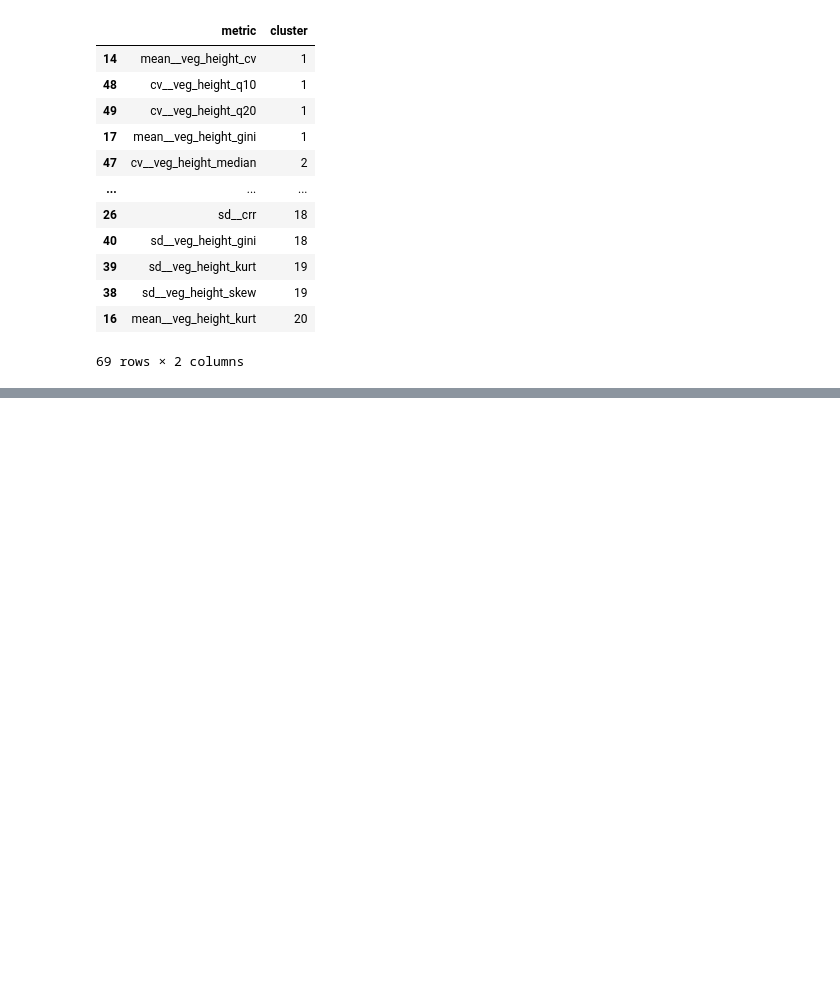
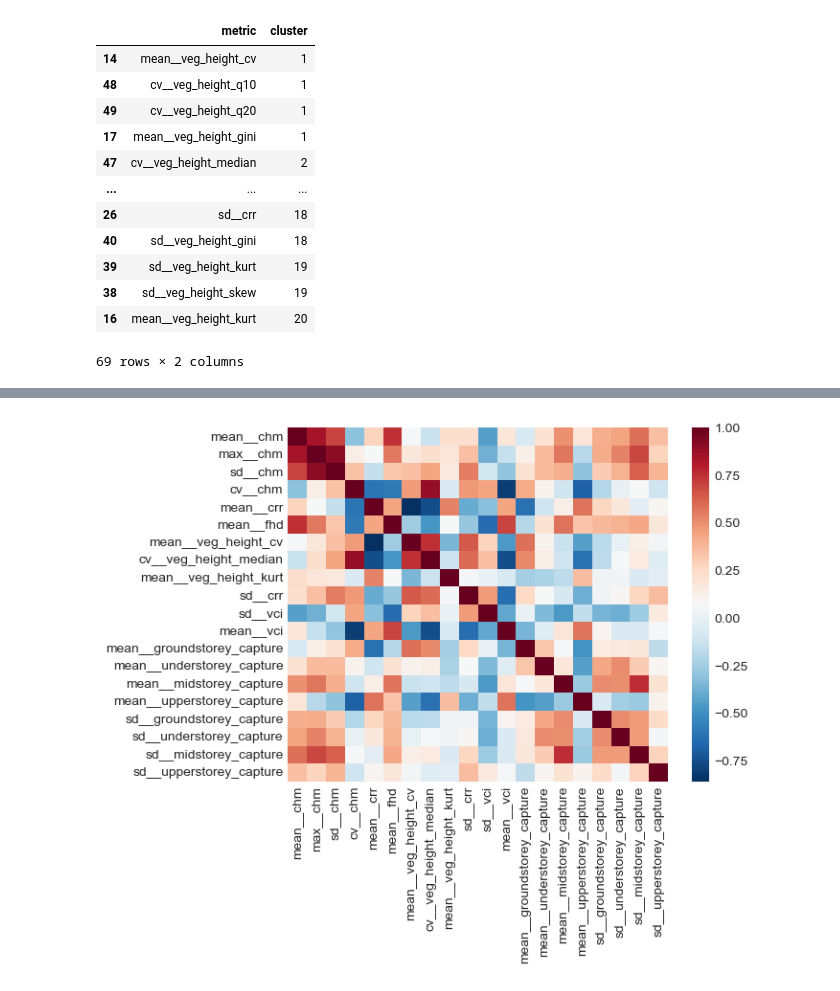
Before and after one commit to jameswesc/masters-thesis, a Jupyter notebook: notebooks/12_corr_analysis.ipynb, the cells around one changed output, grey strips where cells are left out. Cells and saved outputs as stored; diff of their text form; code cells hidden in the pictures; blank space fills up the shorter version.

```diff
--- a/notebooks/12_corr_analysis.ipynb
+++ b/notebooks/12_corr_analysis.ipynb
@@ -127,0 +153,24 @@ plt.show()
+# %%
+selected_corr_matrix = plot_summaries[selected_metrics].corr(method='pearson')
+# %%
+# Create clustermap with smaller font sizes for better readability
+g = sns.heatmap(selected_corr_matrix,
+                   cmap='RdBu_r',
+                #    linewidths=0.5,
+                #    figsize=(15, 15),
+                   xticklabels=True,
+                   yticklabels=True,
+                #    method='complete'
+                   )
+
+# Adjust font sizes for the tick labels
+# g.ax_heatmap.tick_params(axis='x', labelsize=6)
+# g.ax_heatmap.tick_params(axis='y', labelsize=6)
+
+# Rotate x-axis labels for better readability
+# plt.setp(g.ax_heatmap.get_xticklabels(), rotation=90, ha='right')
+# plt.setp(g.ax_heatmap.get_yticklabels(), rotation=0)
+
+plt.show()
+# %% [output]
+[figure, added]
```
Also changed, not shown: parts of 6 cells of this notebook, 21 other files.
